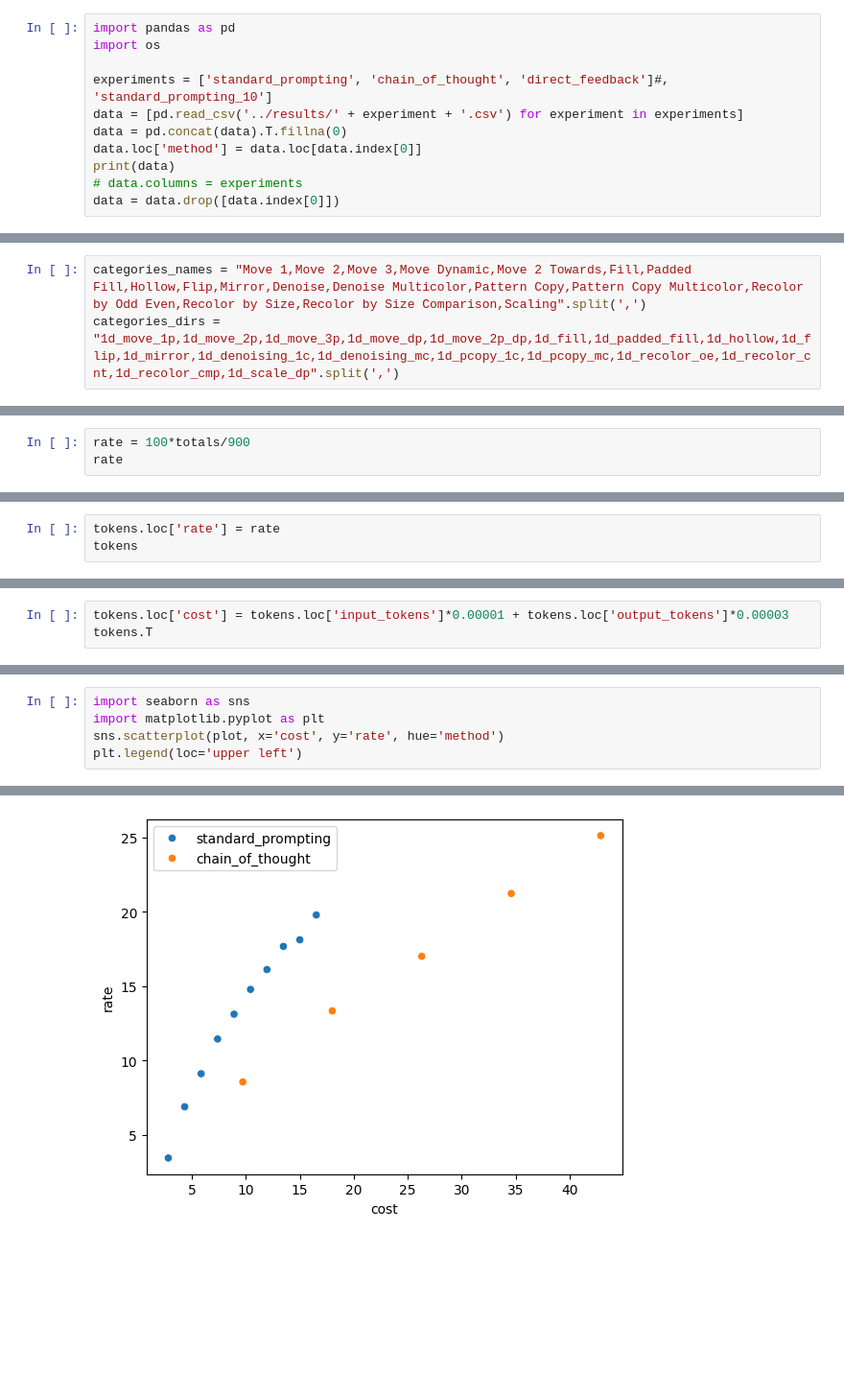
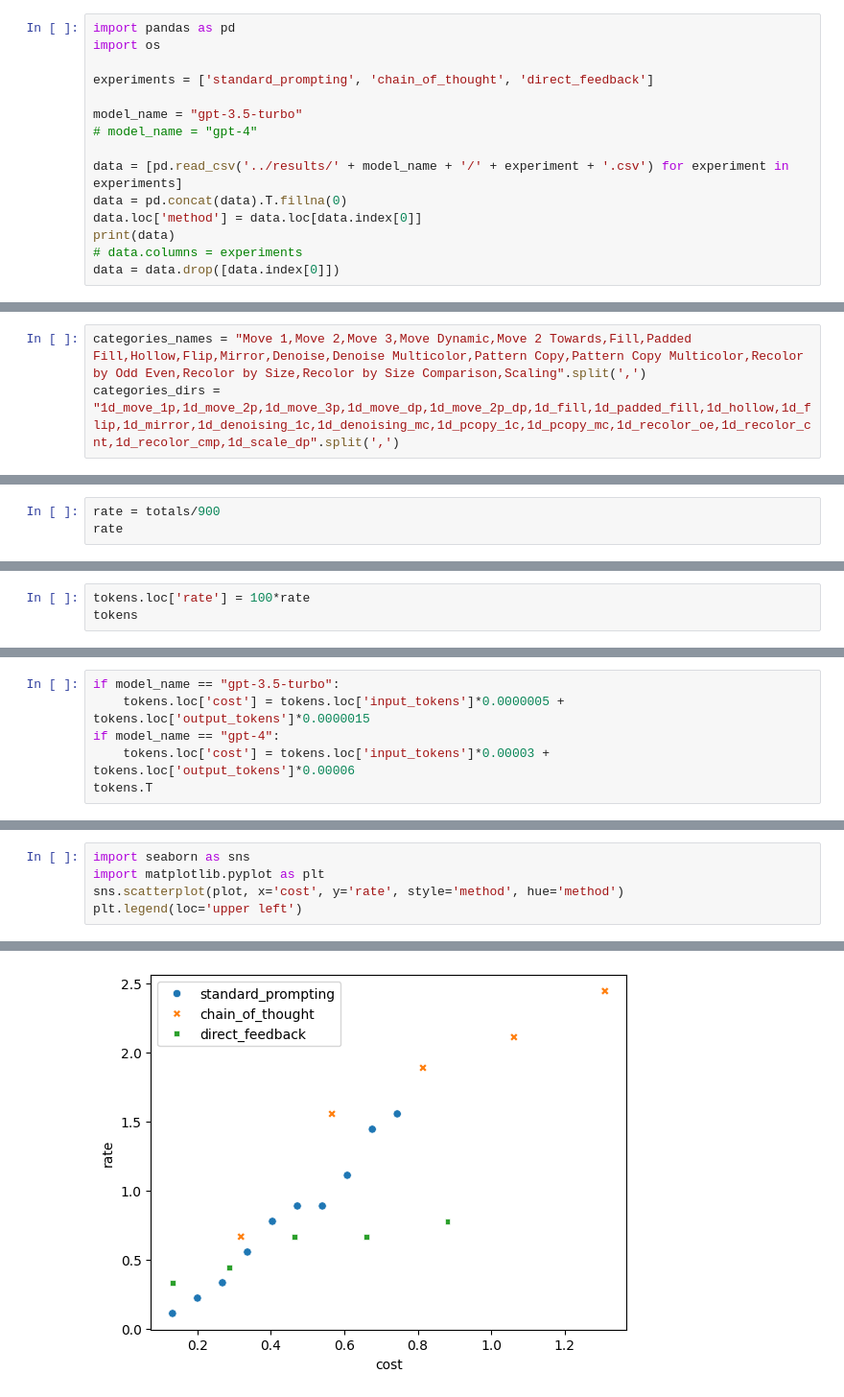
Before and after one commit to cedricidsai/LLMDNT, a Jupyter notebook: notebook/visualise.ipynb, the cells around one changed output, grey strips where cells are left out. Shown at 96% size. Saved outputs shown, nothing was run; the diff lists cells and outputs as text; blank space fills up the shorter version.

```diff
--- a/notebook/visualise.ipynb
+++ b/notebook/visualise.ipynb
@@ -2,8 +2,12 @@
 import pandas as pd
 import os
 
-experiments = ['standard_prompting', 'chain_of_thought', 'direct_feedback']#, 'standard_prompting_10']
-data = [pd.read_csv('../results/' + experiment + '.csv') for experiment in experiments]
+experiments = ['standard_prompting', 'chain_of_thought', 'direct_feedback']
+
+model_name = "gpt-3.5-turbo"
+# model_name = "gpt-4"
+
+data = [pd.read_csv('../results/' + model_name + '/' + experiment + '.csv') for experiment in experiments]
 data = pd.concat(data).T.fillna(0)
 data.loc['method'] = data.loc[data.index[0]]
 print(data)
@@ -80,5 +81,5 @@ totals
 dtype: object
 # %%
-rate = 100*totals/900
+rate = totals/900
 rate
 # %% [output]
@@ -100,6 +102,6 @@ rate
 dtype: object
 # %%
-tokens.loc['rate'] = rate
+tokens.loc['rate'] = 100*rate
 tokens
 # %% [output]
 |  | 0 | 1 | 2 | 3 | 4 | 5 | 6 | 7 | 8 | 9 | 0 | ... |
@@ -111,5 +113,8 @@ tokens
 # %%
-tokens.loc['cost'] = tokens.loc['input_tokens']*0.00001 + tokens.loc['output_tokens']*0.00003
+if model_name == "gpt-3.5-turbo":
+    tokens.loc['cost'] = tokens.loc['input_tokens']*0.0000005 + tokens.loc['output_tokens']*0.0000015
+if model_name == "gpt-4":
+    tokens.loc['cost'] = tokens.loc['input_tokens']*0.00003 + tokens.loc['output_tokens']*0.00006
 tokens.T
 # %% [output]
 |  | method | choices | input_tokens | output_tokens | rate | cost |
@@ -152,8 +159,8 @@ plot
 # %%
 import seaborn as sns
 import matplotlib.pyplot as plt
-sns.scatterplot(plot, x='cost', y='rate', hue='method')
+sns.scatterplot(plot, x='cost', y='rate', style='method', hue='method')
 plt.legend(loc='upper left')
 # %% [output]
 <matplotlib.legend.Legend at 0x...>
-[figure, old version]
+[figure, new version]
```
Also changed, not shown: parts of 11 cells of this notebook.
